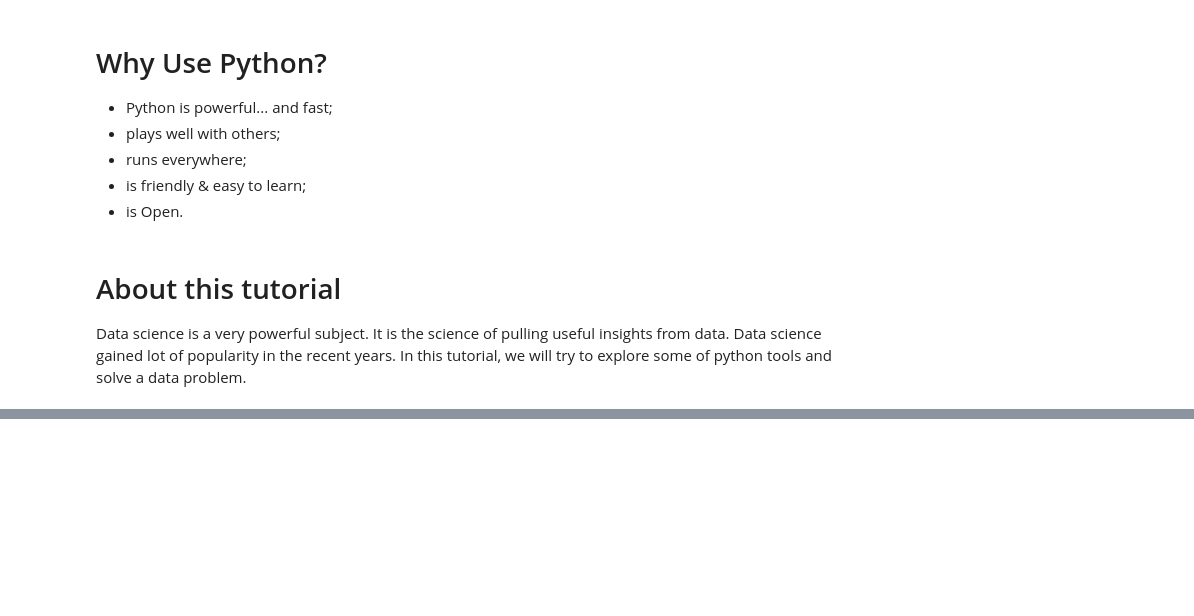
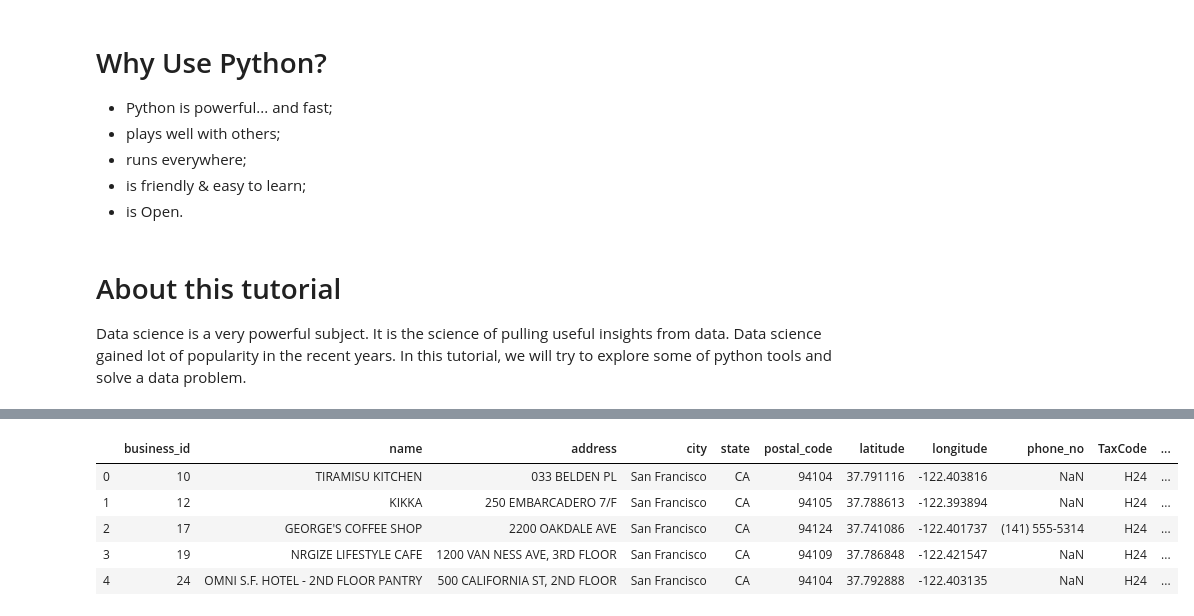
Before and after one commit to AkiraKaneshiro/Python-for-data-science, a Jupyter notebook: datascience.ipynb, the cells around one changed output, grey strips where cells are left out. Drawn from its saved outputs; the diff is of its cells as text; code cells hidden in the pictures; blank space fills up the shorter version.

Commit message:
get data and analyse it to join data sheets

```diff
--- a/datascience.ipynb
+++ b/datascience.ipynb
@@ -46,0 +102,11 @@ Data science is a very powerful subject. It is the science of pulling useful ins
+# %%
+SFfood_businesses_plus = pd.read_csv("data/SFFoodProgram_Complete_Data/businesses_plus.csv")
+
+SFfood_businesses_plus.head()
+# %% [output]
+|  | business_id | name | address | city | state | postal_code | latitude | longitude | phone_no | TaxCode | ... |
+| 0 | 10 | TIRAMISU KITCHEN | 033 BELDEN PL | San Francisco | CA | 94104 | 37.791116 | -122.403816 | NaN | H24 | ... |
+| 1 | 12 | KIKKA | 250 EMBARCADERO 7/F | San Francisco | CA | 94105 | 37.788613 | -122.393894 | NaN | H24 | ... |
+| 2 | 17 | GEORGE'S COFFEE SHOP | 2200 OAKDALE AVE | San Francisco | CA | 94124 | 37.741086 | -122.401737 | (141) 555-5314 | H24 | ... |
+| 3 | 19 | NRGIZE LIFESTYLE CAFE | 1200 VAN NESS AVE, 3RD FLOOR | San Francisco | CA | 94109 | 37.786848 | -122.421547 | NaN | H24 | ... |
+| 4 | 24 | OMNI S.F. HOTEL - 2ND FLOOR PANTRY | 500 CALIFORNIA ST, 2ND FLOOR | San Francisco | CA | 94104 | 37.792888 | -122.403135 | NaN | H24 | ... |
```
Also changed, not shown: parts of 16 cells of this notebook.
